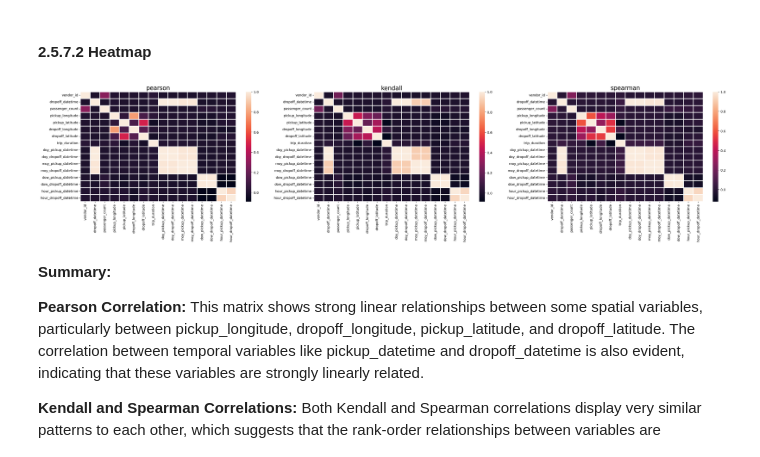
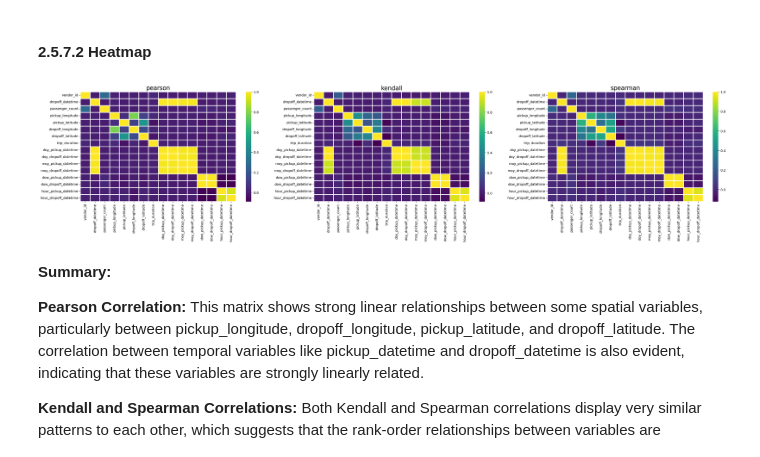
Before and after one commit to namozhdehi/KSR, a Jupyter notebook: 2_EDA_NYC_Taxi.ipynb, the cells around one changed output. Drawn from its saved outputs; the diff is of its cells as text; code cells hidden in the pictures.

```diff
--- a/2_EDA_NYC_Taxi.ipynb
+++ b/2_EDA_NYC_Taxi.ipynb
@@ -902,13 +903,13 @@ correlation
 # %%
 # plotting heatmap usill all methods for all numerical variables
 plt.figure(figsize=(36,6), dpi=140)
 for j,i in enumerate(['pearson','kendall','spearman']):
   plt.subplot(1,3,j+1)
   correlation = numerical.dropna().corr(method=i)
-  sns.heatmap(correlation, linewidth = 2)
+  sns.heatmap(correlation, linewidth = 2, cmap='viridis')
   plt.title(i, fontsize=18)
 # %% [output]
-[figure, old version]
+[figure, new version]
 # %% [markdown]
 **Summary:**
 
```
Also changed, not shown: parts of 20 cells of this notebook.
